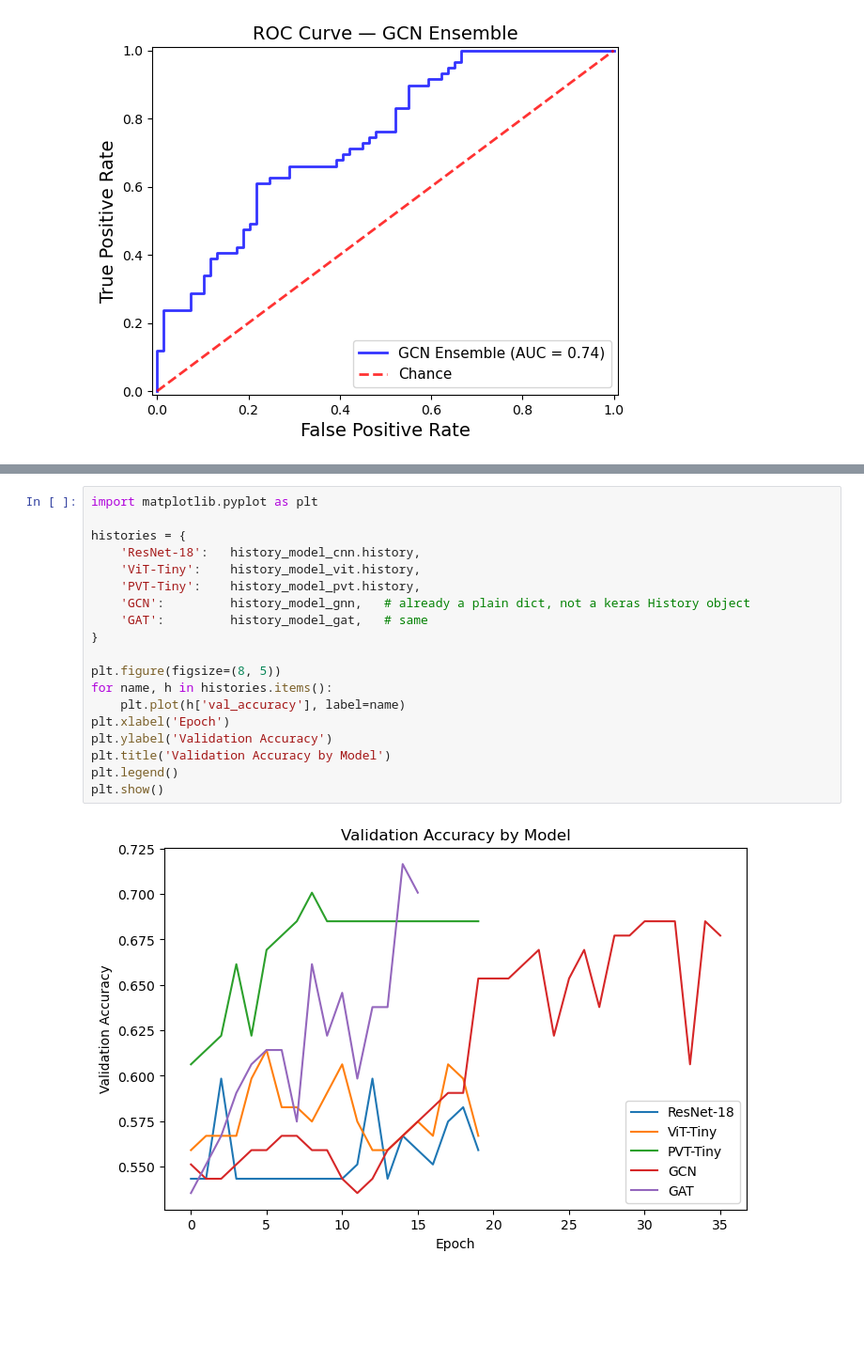
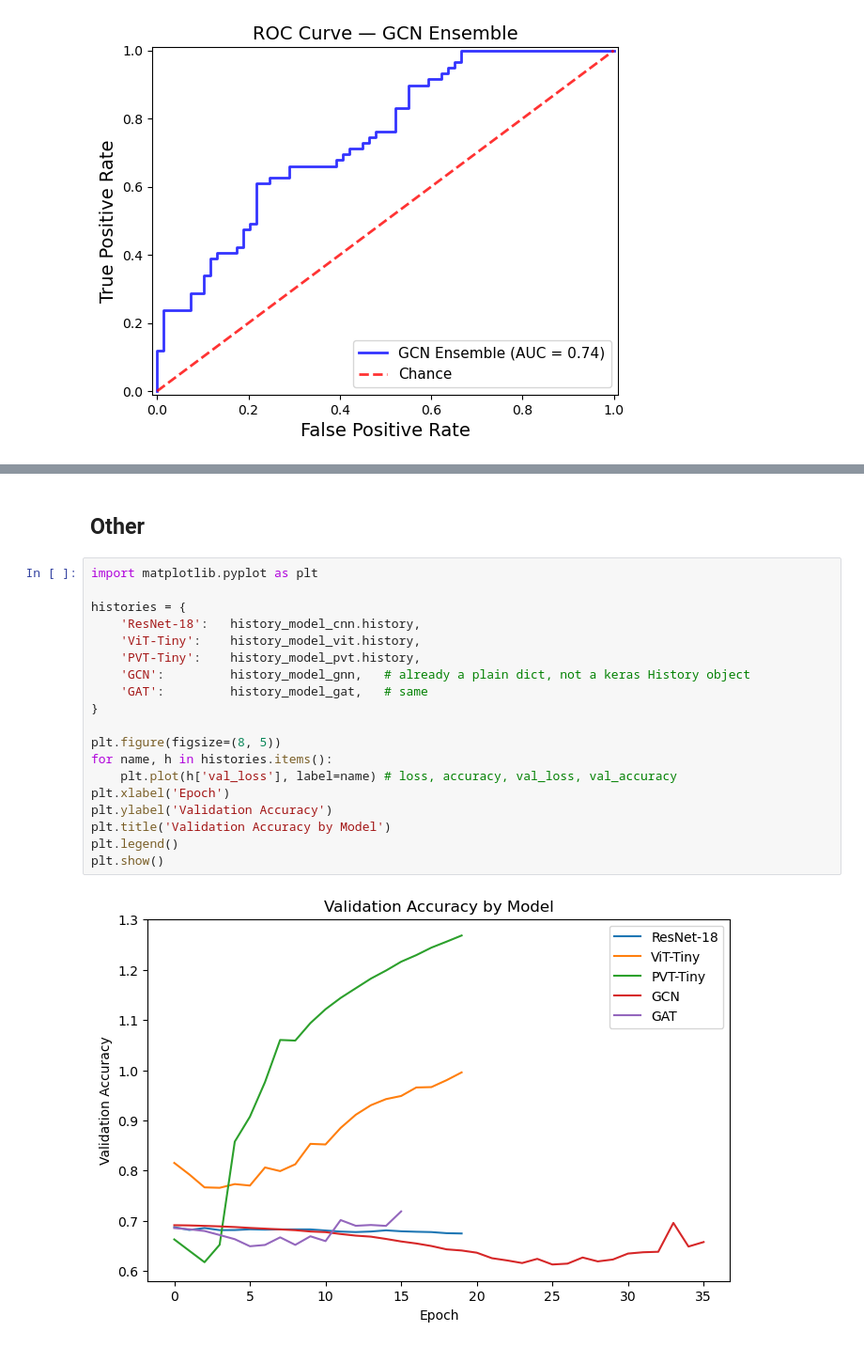
Before and after one commit to BronwynB19/ABIDE-fMRI-GNN, a Jupyter notebook: scratch_v5.ipynb, the cells around one changed output, grey strips where cells are left out. Shown at 94% size. Cells and saved outputs as stored; diff of their text form; blank space fills up the shorter version.

```diff
--- a/scratch_v5.ipynb
+++ b/scratch_v5.ipynb
@@ -1607,21 +1758,23 @@ plt.show()
+# %% [markdown]
+## Other
 # %%
 import matplotlib.pyplot as plt
 
 histories = {
     'ResNet-18':   history_model_cnn.history,
     'ViT-Tiny':    history_model_vit.history,
     'PVT-Tiny':    history_model_pvt.history,
     'GCN':         history_model_gnn,   # already a plain dict, not a keras History object
     'GAT':         history_model_gat,   # same
 }
 
 plt.figure(figsize=(8, 5))
 for name, h in histories.items():
-    plt.plot(h['val_accuracy'], label=name)
+    plt.plot(h['val_loss'], label=name) # loss, accuracy, val_loss, val_accuracy
 plt.xlabel('Epoch')
 plt.ylabel('Validation Accuracy')
 plt.title('Validation Accuracy by Model')
 plt.legend()
 plt.show()
 # %% [output]
-[figure, old version]
+[figure, new version]
```
Also changed, not shown: parts of 8 cells of this notebook.
